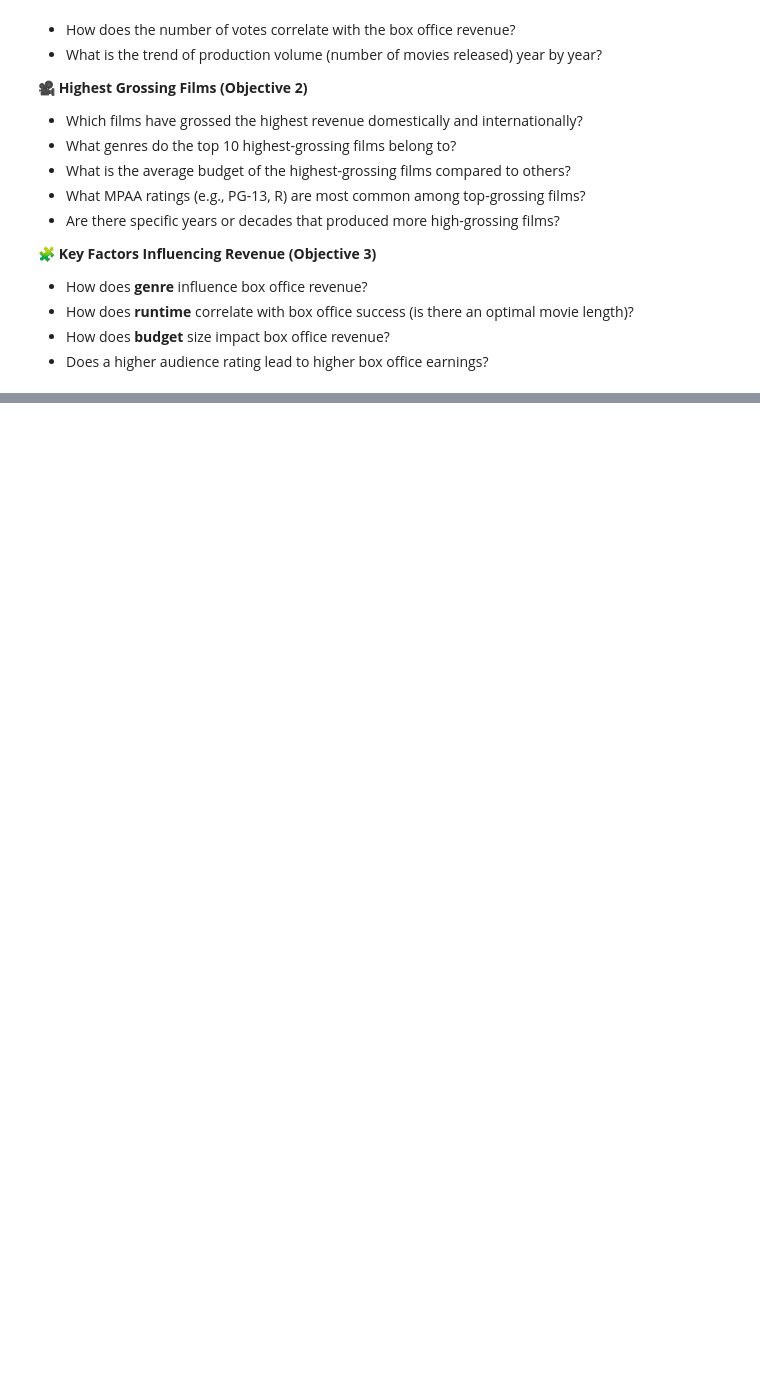
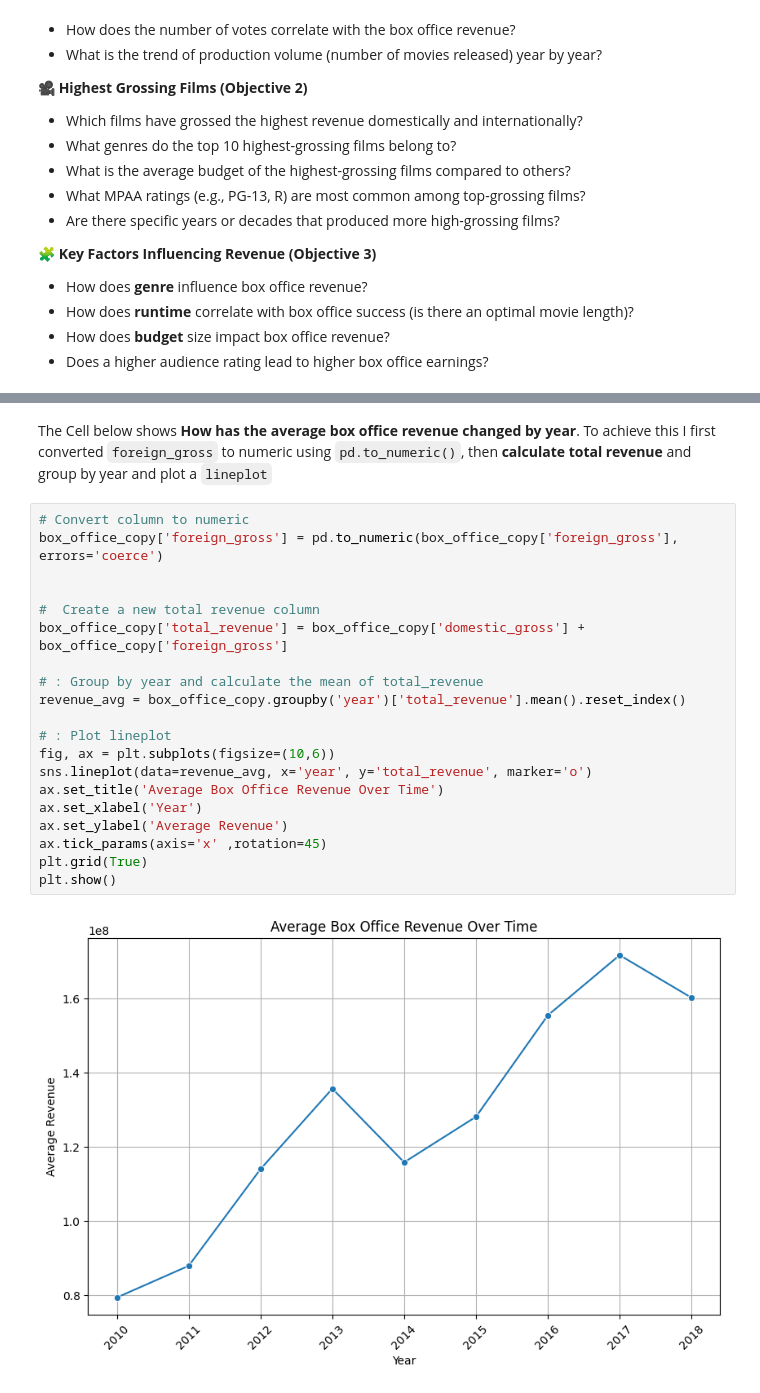
Before and after one commit to KarimzKarimz/Group4-Phase2-Project, a Jupyter notebook: ronny.ipynb, the cells around one changed output, grey strips where cells are left out. Drawn from its saved outputs; the diff is of its cells as text; blank space fills up the shorter version.

```diff
--- a/ronny.ipynb
+++ b/ronny.ipynb
@@ -361,0 +458,24 @@ hello
+# %% [markdown]
+The Cell below shows **How has the average box office revenue changed by year**. To achieve this I first converted `foreign_gross` to numeric using `pd.to_numeric()`, then **calculate total revenue** and group by year and plot a `lineplot`
+# %%
+# Convert column to numeric
+box_office_copy['foreign_gross'] = pd.to_numeric(box_office_copy['foreign_gross'], errors='coerce')
+
+
+#  Create a new total revenue column
+box_office_copy['total_revenue'] = box_office_copy['domestic_gross'] + box_office_copy['foreign_gross']
+
+# : Group by year and calculate the mean of total_revenue
+revenue_avg = box_office_copy.groupby('year')['total_revenue'].mean().reset_index()
+
+# : Plot lineplot
+fig, ax = plt.subplots(figsize=(10,6))
+sns.lineplot(data=revenue_avg, x='year', y='total_revenue', marker='o')
+ax.set_title('Average Box Office Revenue Over Time')
+ax.set_xlabel('Year')
+ax.set_ylabel('Average Revenue')
+ax.tick_params(axis='x' ,rotation=45)
+plt.grid(True)
+plt.show()
+# %% [output]
+[figure, added]
```
Also changed, not shown: parts of 24 cells of this notebook.
